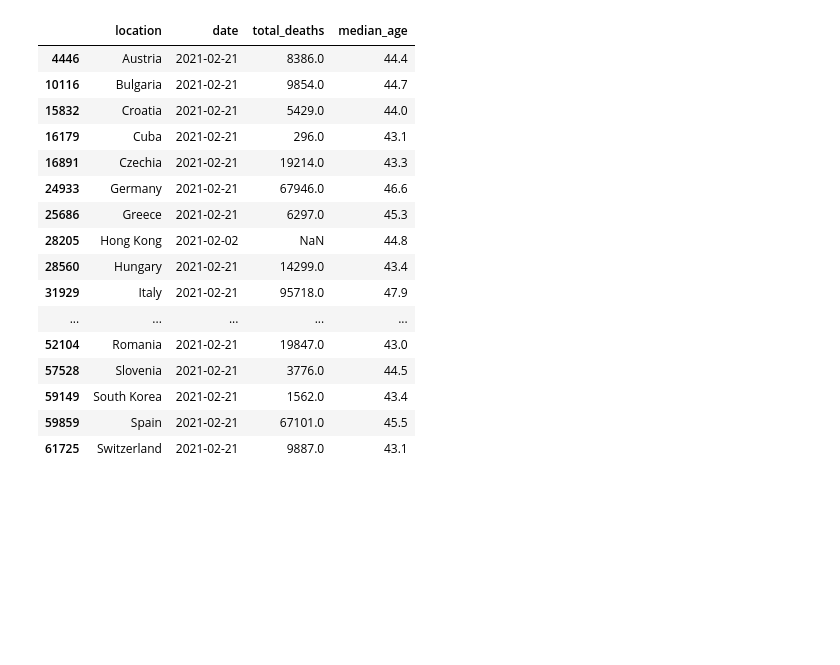
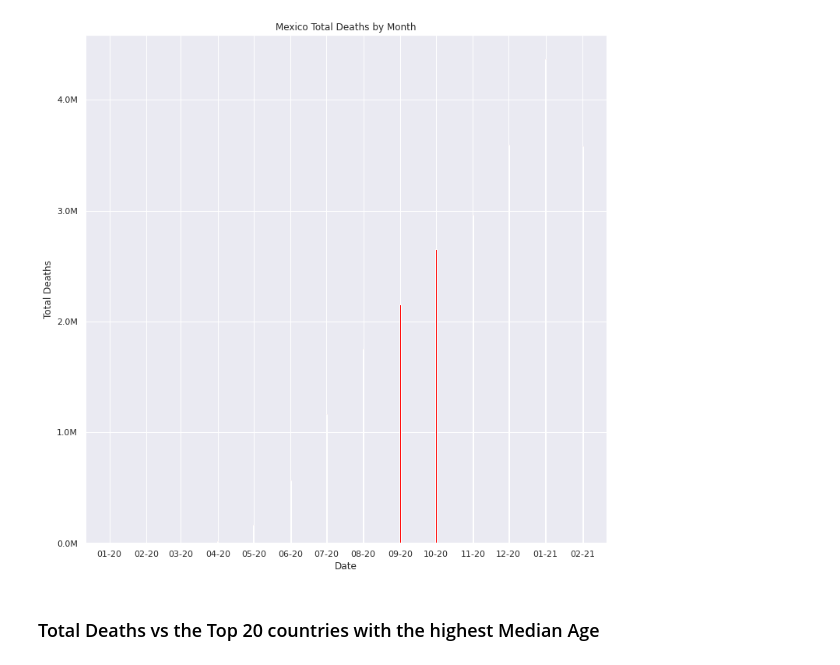
Before and after one commit to leppardfaniowa/Python-Class-Project, a Jupyter notebook: Homework 5/Ian_Homework5.ipynb, the cells around one changed output. Saved outputs shown, nothing was run; the diff lists cells and outputs as text; code cells hidden in the pictures; blank space fills up the shorter version.

```diff
--- a/Homework 5/Ian_Homework5.ipynb
+++ b/Homework 5/Ian_Homework5.ipynb
@@ -38,0 +37,13 @@ plt.bar(covid19DataframeMexicoDates, covid19DataframeMexicoTotalDeaths)
+# %%
+def millions(x, pos):
+    'The two args are the value and tick position'
+    return '%1.1fM' % (x * 1e-6)
+#Filter out only Mexico Data based on Country Code
+covid19DataframeMexico = covid19Dataframe[covid19Dataframe["iso_code"]=="MEX"]
+#Aggregate rows by Year-Month
+covid19DataframeMexicoGrouped = covid19DataframeMexico.groupby(['Year_Month'], as_index=False)['total_deaths'].sum()
+covid19DataframeMexicoGrouped.reset_index()
+covid19DataframeMexicoGrouped
+#X and Y Axis has to be in separate dataframes
+#covid19DataframeMexicoDates = covid19DataframeMexicoGrouped["Year_Month"]
+#covid19DataframeMexicoTotalDeaths = covid19DataframeMexicoGrouped["total_deaths"]
@@ -39,3 +66,31 @@ plt.bar(covid19DataframeMexicoDates, covid19DataframeMexicoTotalDeaths)
+# %%
+#Source: https://www.earthdatascience.org/courses/use-data-open-source-python/use-time-series-data-in-python/date-time-types-in-pandas-python/customize-dates-matplotlib-plots-python/
+
+# Create figure and plot space
+fig, ax = plt.subplots(figsize=(12, 12))
+
+# Add x-axis and y-axis
+ax.bar(covid19DataframeMexicoGrouped['Year_Month'],
+       covid19DataframeMexicoGrouped['total_deaths'],
+       color='red')
+
+# Set title and labels for axes
+ax.set(xlabel="Date",
+       ylabel="Total Deaths",
+       title="Mexico Total Deaths by Month")
+
+# Define the date format
+date_form = DateFormatter("%m-%y")
+ax.xaxis.set_major_formatter(date_form)
+ax.xaxis.set_major_locator(mdates.MonthLocator())
+formatter = FuncFormatter(millions)
+ax.yaxis.set_major_formatter(formatter)
+ax.grid(False)
+plt.show()
+# %% [output]
+[figure, added]
+# %% [markdown]
+### Total Deaths vs the Top 20 countries with the highest Median Age
 # %%
 ##This code block will filter the data and get the top n of a column
 countries = covid19Dataframe[['iso_code','median_age']]
@@ -47,26 +102,9 @@ top20Countries_MedianAge = covid19Dataframe[booleanSeries]
 
 
 top20Countries_MedianAge = top20Countries_MedianAge[['location','date','total_deaths','median_age']]
+#This gets one row per location to get the most recent row which has Total Deaths
+##Needs work for Null Values
 top20Countries_MedianAge = top20Countries_MedianAge[top20Countries_MedianAge.groupby('location').date.transform('max') == top20Countries_MedianAge['date']]
-top20Countries_MedianAge
-# %% [output]
-|  | location | date | total_deaths | median_age |
-| 4446 | Austria | 2021-02-21 | 8386.0 | 44.4 |
-| 10116 | Bulgaria | 2021-02-21 | 9854.0 | 44.7 |
-| 15832 | Croatia | 2021-02-21 | 5429.0 | 44.0 |
-| 16179 | Cuba | 2021-02-21 | 296.0 | 43.1 |
-| 16891 | Czechia | 2021-02-21 | 19214.0 | 43.3 |
-| 24933 | Germany | 2021-02-21 | 67946.0 | 46.6 |
-| 25686 | Greece | 2021-02-21 | 6297.0 | 45.3 |
-| 28205 | Hong Kong | 2021-02-02 | NaN | 44.8 |
-| 28560 | Hungary | 2021-02-21 | 14299.0 | 43.4 |
-| 31929 | Italy | 2021-02-21 | 95718.0 | 47.9 |
-| ... | ... | ... | ... | ... |
-| 52104 | Romania | 2021-02-21 | 19847.0 | 43.0 |
-| 57528 | Slovenia | 2021-02-21 | 3776.0 | 44.5 |
-| 59149 | South Korea | 2021-02-21 | 1562.0 | 43.4 |
-| 59859 | Spain | 2021-02-21 | 67101.0 | 45.5 |
-| 61725 | Switzerland | 2021-02-21 | 9887.0 | 43.1 |
 # %%
 sns.set_theme()
 
```
Also changed, not shown: parts of 14 cells of this notebook.
